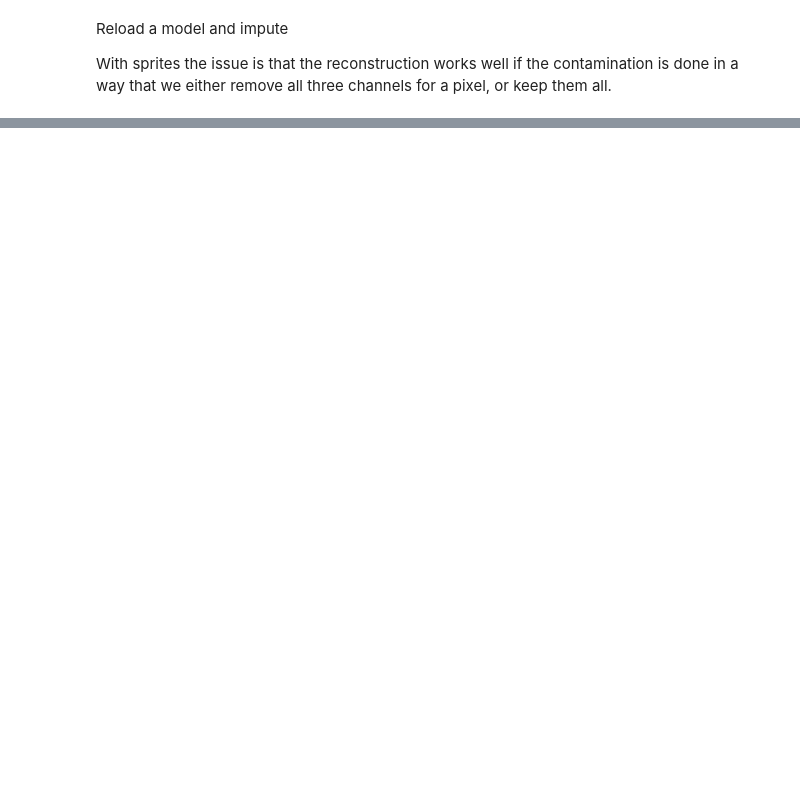
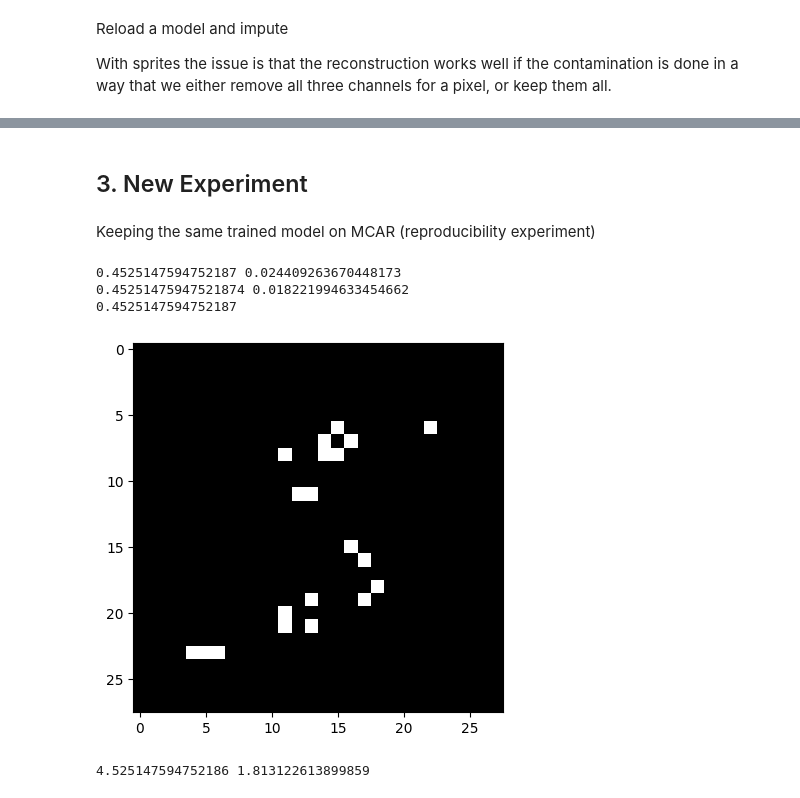
Before and after one commit to sebik2001/ImputeGAP-GP-VAE, a Jupyter notebook: imputegap_integration.ipynb, the cells around one changed output, grey strips where cells are left out. Saved outputs shown, nothing was run; the diff lists cells and outputs as text; code cells hidden in the pictures; blank space fills up the shorter version.

```diff
--- a/imputegap_integration.ipynb
+++ b/imputegap_integration.ipynb
@@ -403,3 +381,35 @@ create_imputation_plot((64,64,3),
                        np.expand_dims(ts_m_imputed.T, axis=0),
                        np.expand_dims(ts.data[:,flatten_idx:flatten_idx+seq_length].T, axis=0),
                        0, cmap=None)
+# %% [markdown]
+## 3. New Experiment
+# %% [markdown]
+Keeping the same trained model on MCAR (reproducibility experiment)
+# %%
+import numpy as np
+
+hmnist_miss = np.load('external/datasets/hmnist/x_miss_nan.npy')
+hmnist_miss = hmnist_miss.reshape(784, 70_000, 10).transpose(1,2,0)
+mask = np.isnan(hmnist_miss)
+hmnist_miss[mask] = 0.0
+# %%
+import matplotlib.pyplot as plt
+
+miss_per_img = np.sum(mask, axis=2) / 784
+avg, std = np.mean(miss_per_img), np.std(miss_per_img)
+print(avg, std)
+
+miss_per_sample = np.sum(mask, axis=(2,1)) / (784*10)
+avg, std = np.mean(miss_per_sample), np.std(miss_per_sample)
+print(avg, std)
+
+total_miss = np.sum(mask) / (784*10*70000)
+print(total_miss)
+
+plt.imshow(hmnist_miss[0][0].reshape(28,28,1), cmap='gray')
+plt.show()
+# %% [output]
+0.4525147594752187 0.024409263670448173
+0.45251475947521874 0.018221994633454662
+0.4525147594752187
+[figure, added]
@@ -405,0 +423,7 @@ create_imputation_plot((64,64,3),
+# %%
+missingness_per_series = np.sum(mask, axis=2)
+avg = np.mean(missingness_per_series, axis=1)
+std = np.std(missingness_per_series, axis=1)
+print(np.mean(avg), np.mean(std))
+# %% [output]
+4.525147594752186 1.813122613899859
```
Also changed, not shown: parts of 13 cells of this notebook, 5 other files.
